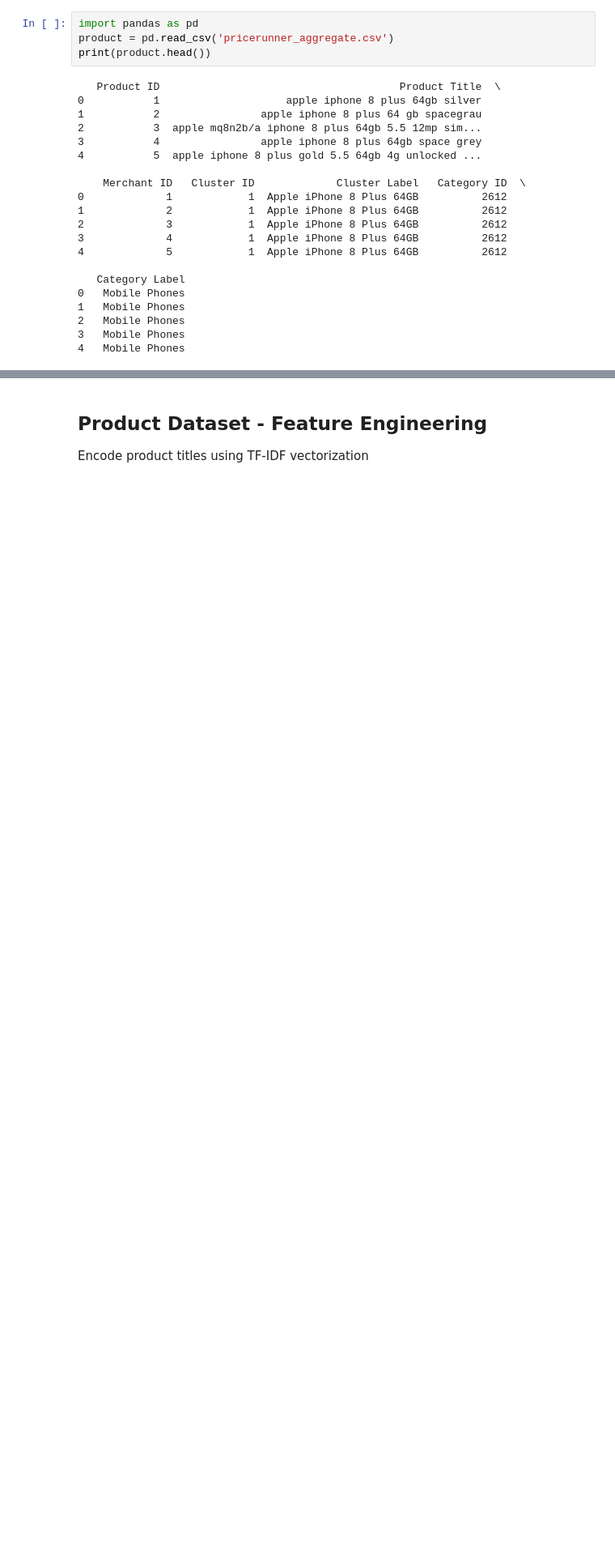
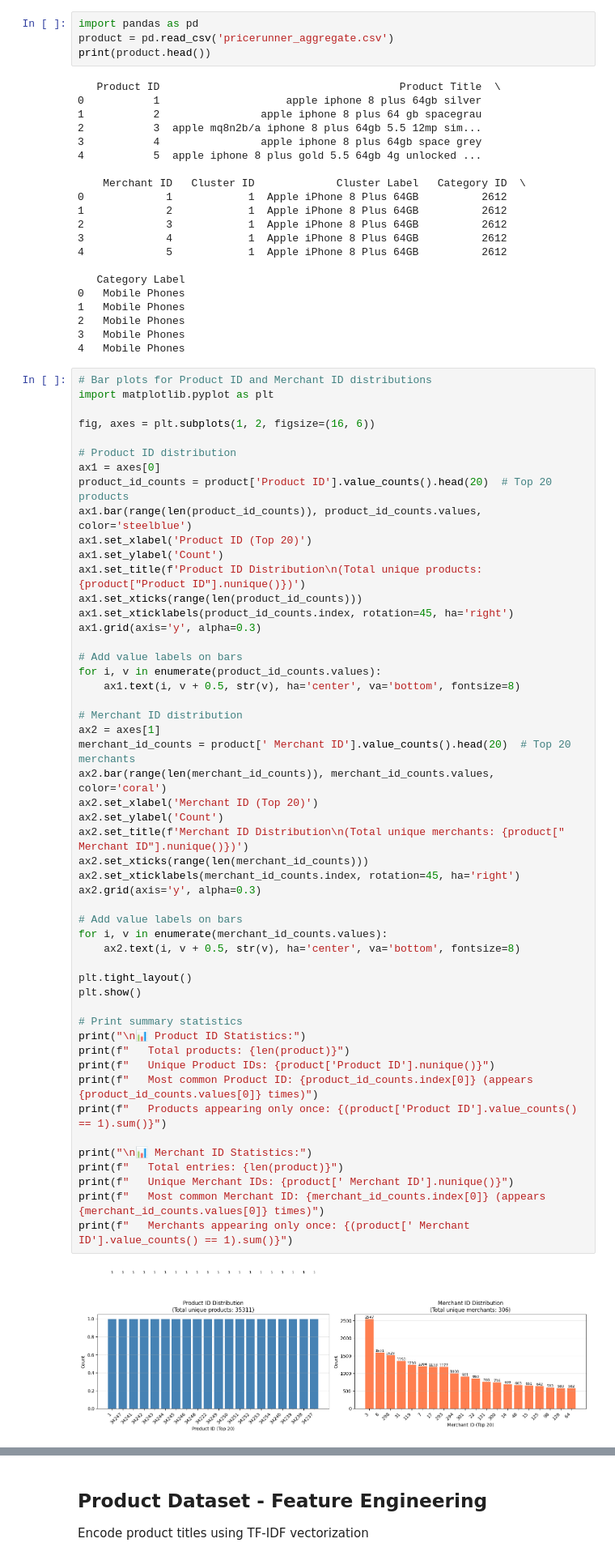
Before and after one commit to MomPansy/SC4020-project-1, a Jupyter notebook: dbscan/product.ipynb, the cells around one changed output, grey strips where cells are left out. Shown at 81% size. Cells and saved outputs as stored; diff of their text form; blank space fills up the shorter version.

```diff
--- a/dbscan/product.ipynb
+++ b/dbscan/product.ipynb
@@ -23,3 +43,56 @@ print(product.head())
 2   Mobile Phones
 3   Mobile Phones
 4   Mobile Phones
+# %%
+# Bar plots for Product ID and Merchant ID distributions
+import matplotlib.pyplot as plt
+
+fig, axes = plt.subplots(1, 2, figsize=(16, 6))
+
+# Product ID distribution
+ax1 = axes[0]
+product_id_counts = product['Product ID'].value_counts().head(20)  # Top 20 products
+ax1.bar(range(len(product_id_counts)), product_id_counts.values, color='steelblue')
+ax1.set_xlabel('Product ID (Top 20)')
+ax1.set_ylabel('Count')
+ax1.set_title(f'Product ID Distribution\n(Total unique products: {product["Product ID"].nunique()})')
+ax1.set_xticks(range(len(product_id_counts)))
+ax1.set_xticklabels(product_id_counts.index, rotation=45, ha='right')
+ax1.grid(axis='y', alpha=0.3)
+
+# Add value labels on bars
+for i, v in enumerate(product_id_counts.values):
+    ax1.text(i, v + 0.5, str(v), ha='center', va='bottom', fontsize=8)
+
+# Merchant ID distribution
+ax2 = axes[1]
+merchant_id_counts = product[' Merchant ID'].value_counts().head(20)  # Top 20 merchants
+ax2.bar(range(len(merchant_id_counts)), merchant_id_counts.values, color='coral')
+ax2.set_xlabel('Merchant ID (Top 20)')
+ax2.set_ylabel('Count')
+ax2.set_title(f'Merchant ID Distribution\n(Total unique merchants: {product[" Merchant ID"].nunique()})')
+ax2.set_xticks(range(len(merchant_id_counts)))
+ax2.set_xticklabels(merchant_id_counts.index, rotation=45, ha='right')
+ax2.grid(axis='y', alpha=0.3)
+
+# Add value labels on bars
+for i, v in enumerate(merchant_id_counts.values):
+    ax2.text(i, v + 0.5, str(v), ha='center', va='bottom', fontsize=8)
+
+plt.tight_layout()
+plt.show()
+
+# Print summary statistics
+print("\n📊 Product ID Statistics:")
+print(f"   Total products: {len(product)}")
+print(f"   Unique Product IDs: {product['Product ID'].nunique()}")
+print(f"   Most common Product ID: {product_id_counts.index[0]} (appears {product_id_counts.values[0]} times)")
+print(f"   Products appearing only once: {(product['Product ID'].value_counts() == 1).sum()}")
+
+print("\n📊 Merchant ID Statistics:")
+print(f"   Total entries: {len(product)}")
+print(f"   Unique Merchant IDs: {product[' Merchant ID'].nunique()}")
+print(f"   Most common Merchant ID: {merchant_id_counts.index[0]} (appears {merchant_id_counts.values[0]} times)")
+print(f"   Merchants appearing only once: {(product[' Merchant ID'].value_counts() == 1).sum()}")
+# %% [output]
+[figure, added]
```
Also changed, not shown: parts of 24 cells of this notebook, 2 other files.
